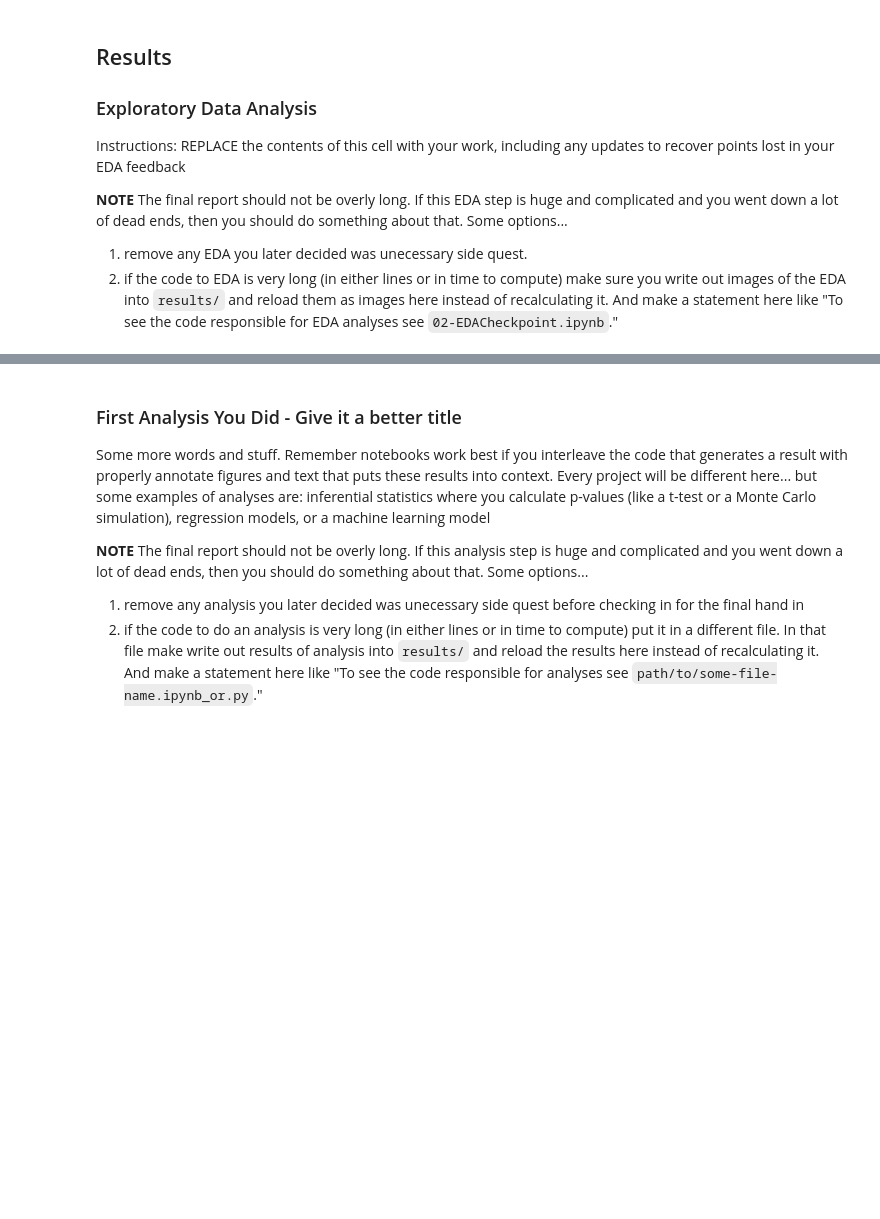
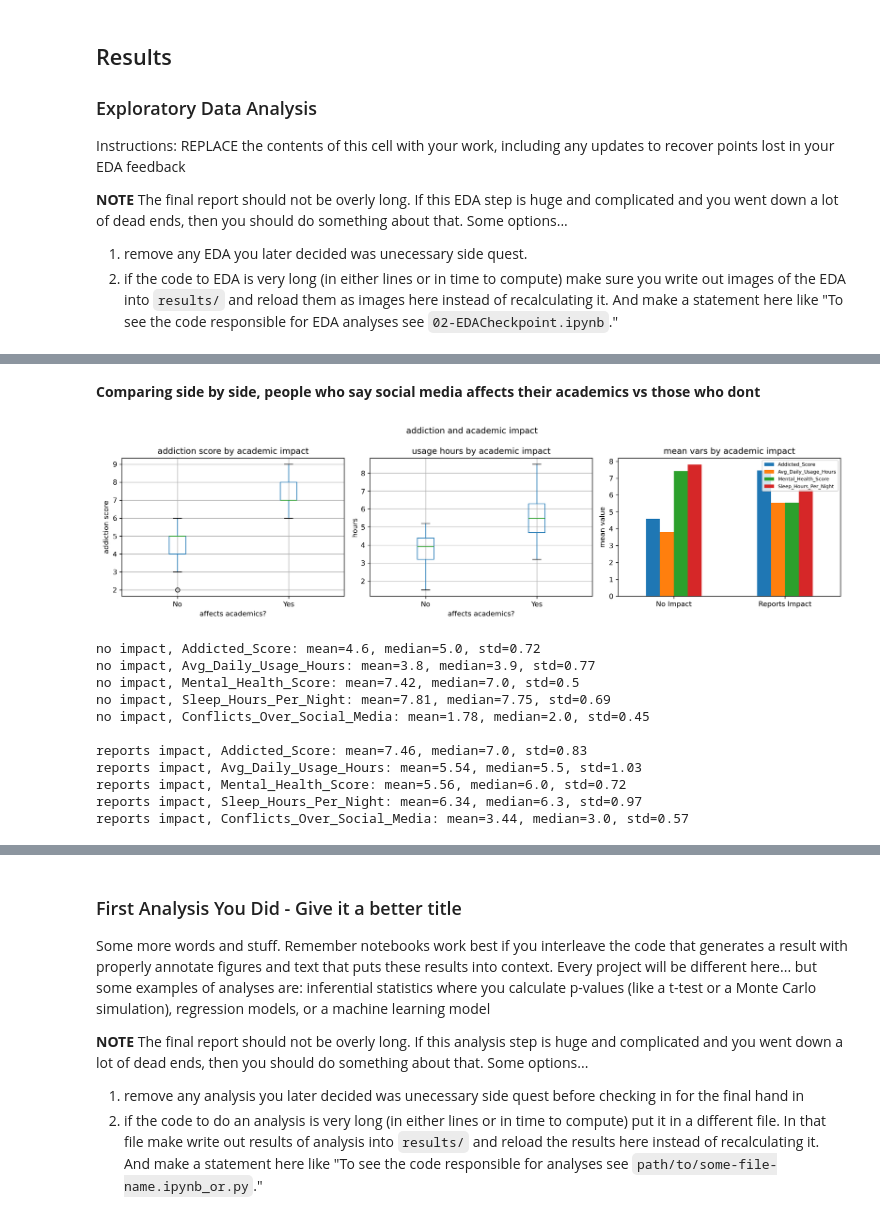
Before and after one commit to COGS108/Group151_WI26, a Jupyter notebook: 03-FinalProject.ipynb, the cells around one changed output, grey strips where cells are left out. Saved outputs shown, nothing was run; the diff lists cells and outputs as text; code cells hidden in the pictures; blank space fills up the shorter version.

```diff
--- a/03-FinalProject.ipynb
+++ b/03-FinalProject.ipynb
@@ -370,0 +389,29 @@ So first we wanna see what the distributions look like for our main variables -
+# %% [markdown]
+**Comparing side by side, people who say social media affects their academics vs those who dont**
+# %%
+from IPython.display import Image, display
+display(Image("./results/section1_fig2.png"))
+
+# printing out the actual numbers
+cols = ['Addicted_Score', 'Avg_Daily_Usage_Hours', 'Mental_Health_Score','Sleep_Hours_Per_Night', 'Conflicts_Over_Social_Media']
+summary = df.groupby('Affects_Academic_Performance')[cols].agg(['mean', 'median', 'std']).round(2)
+summary.index = ['no impact', 'reports impact']
+
+for group, stats in summary.iterrows():
+    print()
+    for col in cols:
+        m, med, s = stats[(col, 'mean')], stats[(col, 'median')], stats[(col, 'std')]
+        print(f"{group}, {col}: mean={m}, median={med}, std={s}")
+# %% [output]
+[figure, added]
+no impact, Addicted_Score: mean=4.6, median=5.0, std=0.72
+no impact, Avg_Daily_Usage_Hours: mean=3.8, median=3.9, std=0.77
+no impact, Mental_Health_Score: mean=7.42, median=7.0, std=0.5
+no impact, Sleep_Hours_Per_Night: mean=7.81, median=7.75, std=0.69
+no impact, Conflicts_Over_Social_Media: mean=1.78, median=2.0, std=0.45
+
+reports impact, Addicted_Score: mean=7.46, median=7.0, std=0.83
+reports impact, Avg_Daily_Usage_Hours: mean=5.54, median=5.5, std=1.03
+reports impact, Mental_Health_Score: mean=5.56, median=6.0, std=0.72
+reports impact, Sleep_Hours_Per_Night: mean=6.34, median=6.3, std=0.97
+reports impact, Conflicts_Over_Social_Media: mean=3.44, median=3.0, std=0.57
```
Also changed, not shown: parts of 8 cells of this notebook, 1 other file.
